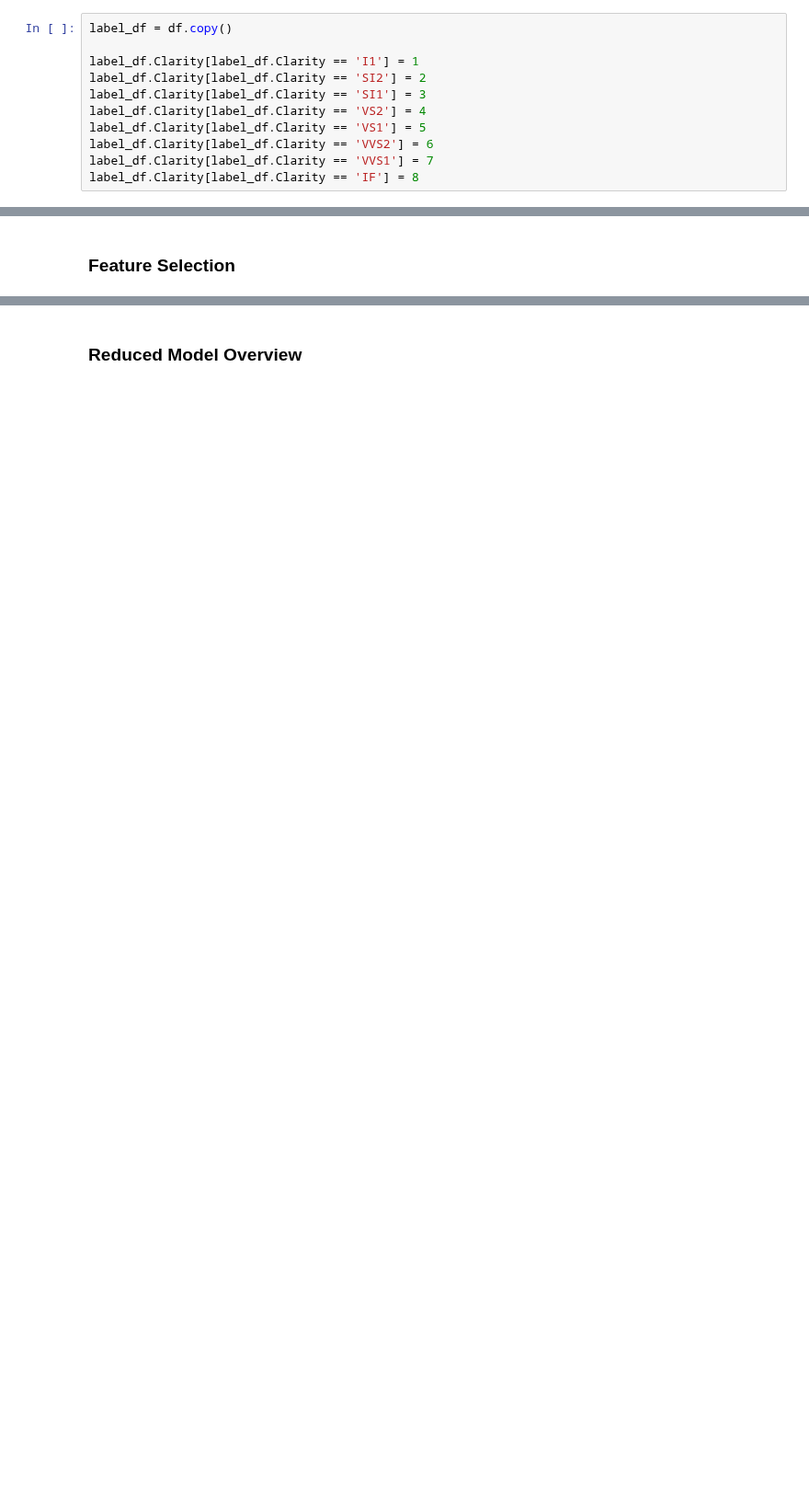
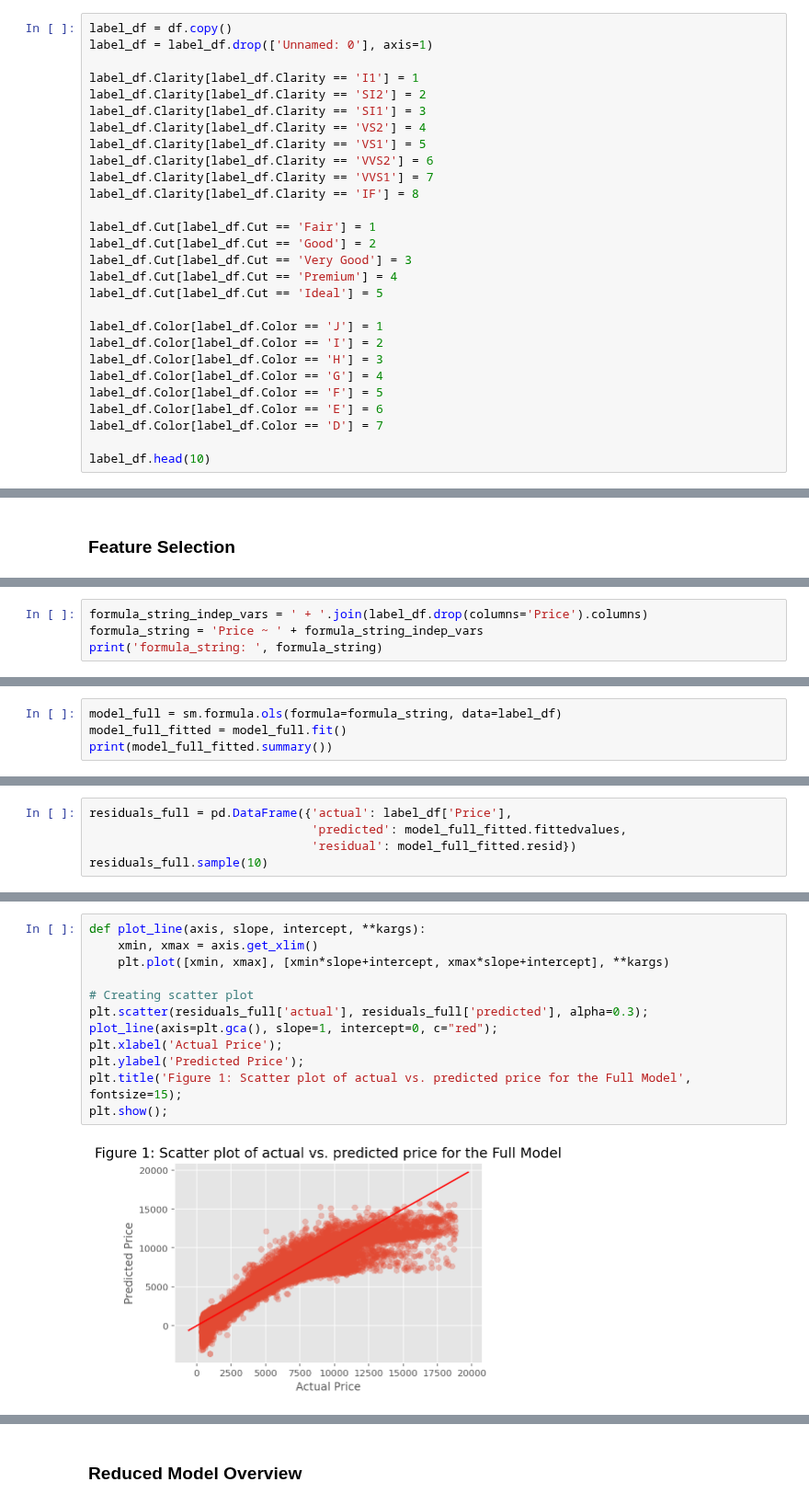
Before and after one commit to Jobi060704/Predicting-Diamond-Prices-RMIT, a Jupyter notebook: Stats_Phase2_Report_Template.ipynb, the cells around one changed output, grey strips where cells are left out. Shown at 92% size. Drawn from its saved outputs; the diff is of its cells as text; blank space fills up the shorter version.

```diff
--- a/Stats_Phase2_Report_Template.ipynb
+++ b/Stats_Phase2_Report_Template.ipynb
@@ -68,5 +76,6 @@ Before we graph the full model overview, the categorical features will be label
 # %%
 label_df = df.copy()
+label_df = label_df.drop(['Unnamed: 0'], axis=1)
 
 label_df.Clarity[label_df.Clarity == 'I1'] = 1
 label_df.Clarity[label_df.Clarity == 'SI2'] = 2
@@ -76,3 +85,19 @@ label_df.Clarity[label_df.Clarity == 'VS1'] = 5
 label_df.Clarity[label_df.Clarity == 'VVS2'] = 6
 label_df.Clarity[label_df.Clarity == 'VVS1'] = 7
 label_df.Clarity[label_df.Clarity == 'IF'] = 8
+
+label_df.Cut[label_df.Cut == 'Fair'] = 1
+label_df.Cut[label_df.Cut == 'Good'] = 2
+label_df.Cut[label_df.Cut == 'Very Good'] = 3
+label_df.Cut[label_df.Cut == 'Premium'] = 4
+label_df.Cut[label_df.Cut == 'Ideal'] = 5
+
+label_df.Color[label_df.Color == 'J'] = 1
+label_df.Color[label_df.Color == 'I'] = 2
+label_df.Color[label_df.Color == 'H'] = 3
+label_df.Color[label_df.Color == 'G'] = 4
+label_df.Color[label_df.Color == 'F'] = 5
+label_df.Color[label_df.Color == 'E'] = 6
+label_df.Color[label_df.Color == 'D'] = 7
+
+label_df.head(10)
@@ -142,0 +120,4 @@ print(f"Regression Adjusted R-squared: {model_reduced_fitted.rsquared_adj:.4f}")
+# %%
+formula_string_indep_vars = ' + '.join(label_df.drop(columns='Price').columns)
+formula_string = 'Price ~ ' + formula_string_indep_vars
+print('formula_string: ', formula_string)
@@ -142,0 +130,4 @@ print(f"Regression Adjusted R-squared: {model_reduced_fitted.rsquared_adj:.4f}")
+# %%
+model_full = sm.formula.ols(formula=formula_string, data=label_df)
+model_full_fitted = model_full.fit()
+print(model_full_fitted.summary())
@@ -142,0 +156,5 @@ print(f"Regression Adjusted R-squared: {model_reduced_fitted.rsquared_adj:.4f}")
+# %%
+residuals_full = pd.DataFrame({'actual': label_df['Price'],
+                               'predicted': model_full_fitted.fittedvalues,
+                               'residual': model_full_fitted.resid})
+residuals_full.sample(10)
@@ -142,0 +175,14 @@ print(f"Regression Adjusted R-squared: {model_reduced_fitted.rsquared_adj:.4f}")
+# %%
+def plot_line(axis, slope, intercept, **kargs):
+    xmin, xmax = axis.get_xlim()
+    plt.plot([xmin, xmax], [xmin*slope+intercept, xmax*slope+intercept], **kargs)
+
+# Creating scatter plot
+plt.scatter(residuals_full['actual'], residuals_full['predicted'], alpha=0.3);
+plot_line(axis=plt.gca(), slope=1, intercept=0, c="red");
+plt.xlabel('Actual Price');
+plt.ylabel('Predicted Price');
+plt.title('Figure 1: Scatter plot of actual vs. predicted price for the Full Model', fontsize=15);
+plt.show();
+# %% [output]
+[figure, added]
```
Also changed, not shown: parts of 45 cells of this notebook.
